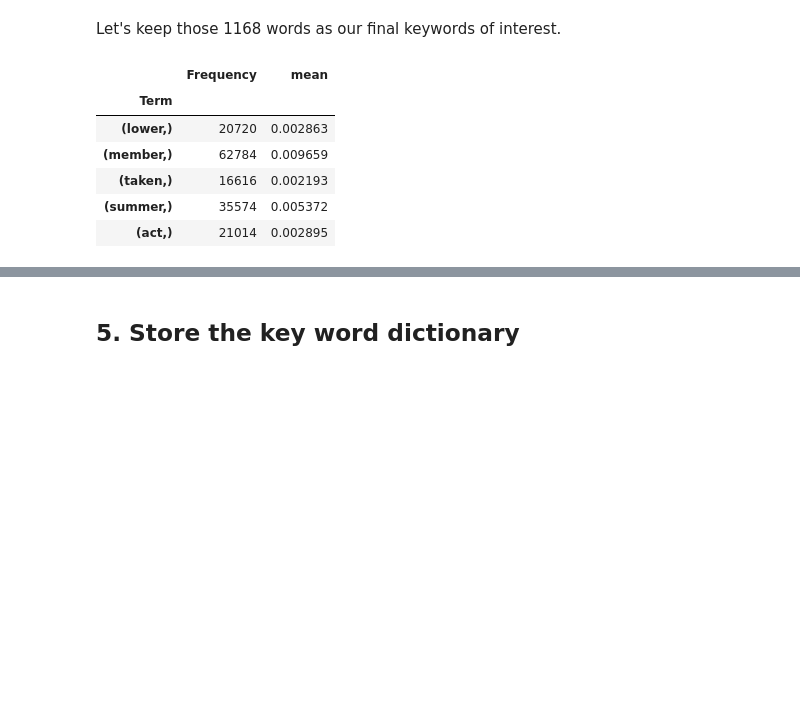
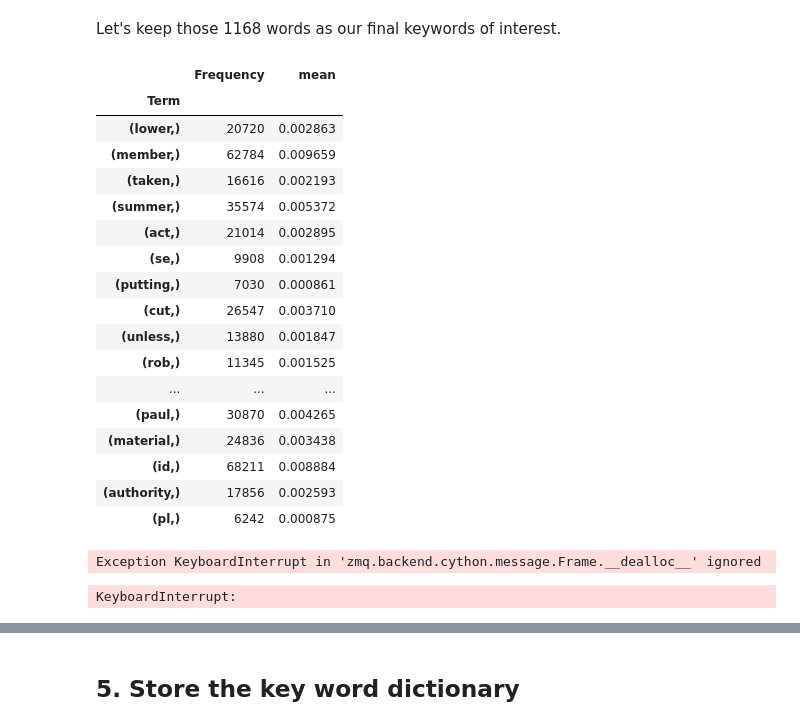
Before and after one commit to margeumkim/BRIDGEMAIL, a Jupyter notebook: 03_TF-IDF.ipynb, the cells around one changed output, grey strips where cells are left out. Saved outputs shown, nothing was run; the diff lists cells and outputs as text; code cells hidden in the pictures; blank space fills up the shorter version.

```diff
--- a/03_TF-IDF.ipynb
+++ b/03_TF-IDF.ipynb
@@ -549,12 +549,29 @@ Among 2571 words in the keyword dictionary, 1168 appear in all of the primary ca
 Let's keep those 1168 words as our final keywords of interest.
 # %%
 final_keywords_dictionary = keywords_dictionary[keywords_dictionary['count_topics'] == 12][['Frequency', 'mean']]
-final_keywords_dictionary.head()
 # %% [output]
 |  | Frequency | mean |
 | Term |  |  |
 | (lower,) | 20720 | 0.002863 |
 | (member,) | 62784 | 0.009659 |
 | (taken,) | 16616 | 0.002193 |
 | (summer,) | 35574 | 0.005372 |
 | (act,) | 21014 | 0.002895 |
+| (se,) | 9908 | 0.001294 |
+| (putting,) | 7030 | 0.000861 |
+| (cut,) | 26547 | 0.003710 |
+| (unless,) | 13880 | 0.001847 |
+| (rob,) | 11345 | 0.001525 |
+| ... | ... | ... |
+| (paul,) | 30870 | 0.004265 |
+| (material,) | 24836 | 0.003438 |
+| (id,) | 68211 | 0.008884 |
+| (authority,) | 17856 | 0.002593 |
+| (pl,) | 6242 | 0.000875 |
+# %%
+final_keywords_dictionary.sort_values(by='mean', ascending=False)
+#Frequency*mean
+final_keywords_dictionary['multiple'] = final_keywords_dictionary['Frequency'] * final_keywords_dictionary['mean']
+# %% [output]
+Exception KeyboardInterrupt in 'zmq.backend.cython.message.Frame.__dealloc__' ignored
+KeyboardInterrupt:
```
Also changed, not shown: parts of 7 cells of this notebook.
